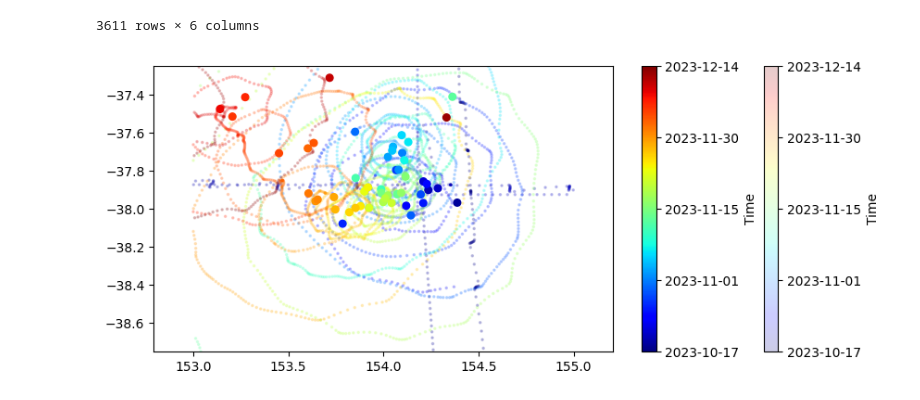
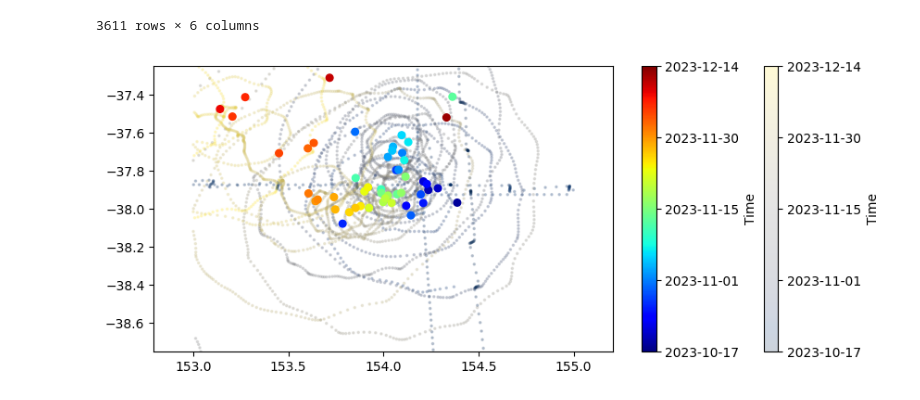
Before and after one commit to regdowse/UNSW-MRes, a Jupyter notebook: MRes/Chapter1/Drifters.ipynb, the cells around one changed output. Cells and saved outputs as stored; diff of their text form; code cells hidden in the pictures.

```diff
--- a/MRes/Chapter1/Drifters.ipynb
+++ b/MRes/Chapter1/Drifters.ipynb
@@ -347,3 +425,8 @@ plt.tight_layout()
 plt.show()
 # %% [output]
 [figure]
+# %%
+df_CE1_analysis = pd.concat([df_CE1_sadcp, df_CE1_drifters], ignore_index=True, sort=False)
+df_CE1_analysis = df_CE1_analysis.sort_values(by='Time').reset_index(drop=True)
+df_CE1_analysis = df_CE1_analysis[df_CE1_analysis['Time'] <= pd.Timestamp('2023-11-01')]
+df_CE1_analysis
@@ -349,0 +472,30 @@ plt.show()
+# %%
+# Convert timestamps to numeric values
+ts_analysis = np.array([t.timestamp() for t in df_CE1_analysis['Time']])
+ts_espra = np.array([t.timestamp() for t in df_CE1_espra['Time']])
+
+fig = plt.figure(figsize=(10, 4))
+
+# Normalize timestamps for colormap
+norm = mcolors.Normalize(vmin=min(ts_analysis.min(), ts_espra.min()), vmax=max(ts_analysis.max(), ts_espra.max()))
+
+# Scatter plot for df_CE1_analysis
+sc1 = plt.scatter(df_CE1_analysis['Lon'], df_CE1_analysis['Lat'], marker='.', s=10, c=ts_analysis, cmap=plt.cm.cividis, norm=norm, alpha=0.2)
+cbar1 = plt.colorbar(sc1, label="Time")
+
+# Scatter plot for df_CE1_espra
+sc2 = plt.scatter(df_CE1_espra['x0'], df_CE1_espra['y0'], c=ts_espra, cmap=plt.cm.jet, norm=norm, s=30)
+cbar2 = plt.colorbar(sc2, label="Time")
+
+# Convert colorbar ticks to readable dates
+for cbar in [cbar1, cbar2]:
+    tick_locs = np.linspace(ts_analysis.min(), ts_analysis.max(), num=5)  # Set fixed tick locations
+    cbar.set_ticks(tick_locs)  # Set ticks explicitly
+    cbar.set_ticklabels([pd.to_datetime(t, unit='s').strftime('%Y-%m-%d') for t in tick_locs])  # Format labels
+
+# Formatting
+plt.axis('equal')
+plt.xlim(lon_min_CE1, lon_max_CE1)
+plt.ylim(lat_min_CE1, lat_max_CE1)
+
+plt.show()
@@ -442,38 +596,34 @@ df_CE2_espra = df_CE2_espra[
     (df_CE2_espra['y0'] >= lat_min_CE2) & (df_CE2_espra['y0'] <= lat_max_CE2)
 ]
 # %%
-import matplotlib.colors as mcolors
-import matplotlib.ticker as ticker
-
 # Convert timestamps to numeric values
 ts_analysis = np.array([t.timestamp() for t in df_CE2_analysis['Time']])
 ts_espra = np.array([t.timestamp() for t in df_CE2_espra['Time']])
 
 fig = plt.figure(figsize=(10, 4))
 
 # Normalize timestamps for colormap
 norm = mcolors.Normalize(vmin=min(ts_analysis.min(), ts_espra.min()), vmax=max(ts_analysis.max(), ts_espra.max()))
-cmap = plt.cm.jet  # Colormap
 
 # Scatter plot for df_CE2_analysis
-sc1 = plt.scatter(df_CE2_analysis['Lon'], df_CE2_analysis['Lat'], marker='.', s=10, c=ts_analysis, cmap=cmap, norm=norm, alpha=0.2)
+sc1 = plt.scatter(df_CE2_analysis['Lon'], df_CE2_analysis['Lat'], marker='.', s=10, c=ts_analysis, cmap=plt.cm.cividis, norm=norm, alpha=0.2)
 cbar1 = plt.colorbar(sc1, label="Time")
 
 # Scatter plot for df_CE2_espra
-sc2 = plt.scatter(df_CE2_espra['x0'], df_CE2_espra['y0'], c=ts_espra, cmap=cmap, norm=norm, s=30)
+sc2 = plt.scatter(df_CE2_espra['x0'], df_CE2_espra['y0'], c=ts_espra, cmap=plt.cm.jet, norm=norm, s=30)
 cbar2 = plt.colorbar(sc2, label="Time")
 
 # Convert colorbar ticks to readable dates
 for cbar in [cbar1, cbar2]:
     tick_locs = np.linspace(ts_analysis.min(), ts_analysis.max(), num=5)  # Set fixed tick locations
     cbar.set_ticks(tick_locs)  # Set ticks explicitly
     cbar.set_ticklabels([pd.to_datetime(t, unit='s').strftime('%Y-%m-%d') for t in tick_locs])  # Format labels
 
 # Formatting
 plt.axis('equal')
 plt.xlim(lon_min_CE2, lon_max_CE2)
 plt.ylim(lat_min_CE2, lat_max_CE2)
 
 plt.show()
 # %% [output]
-[figure, old version]
+[figure, new version]
```
Also changed, not shown: parts of 7 cells of this notebook.
